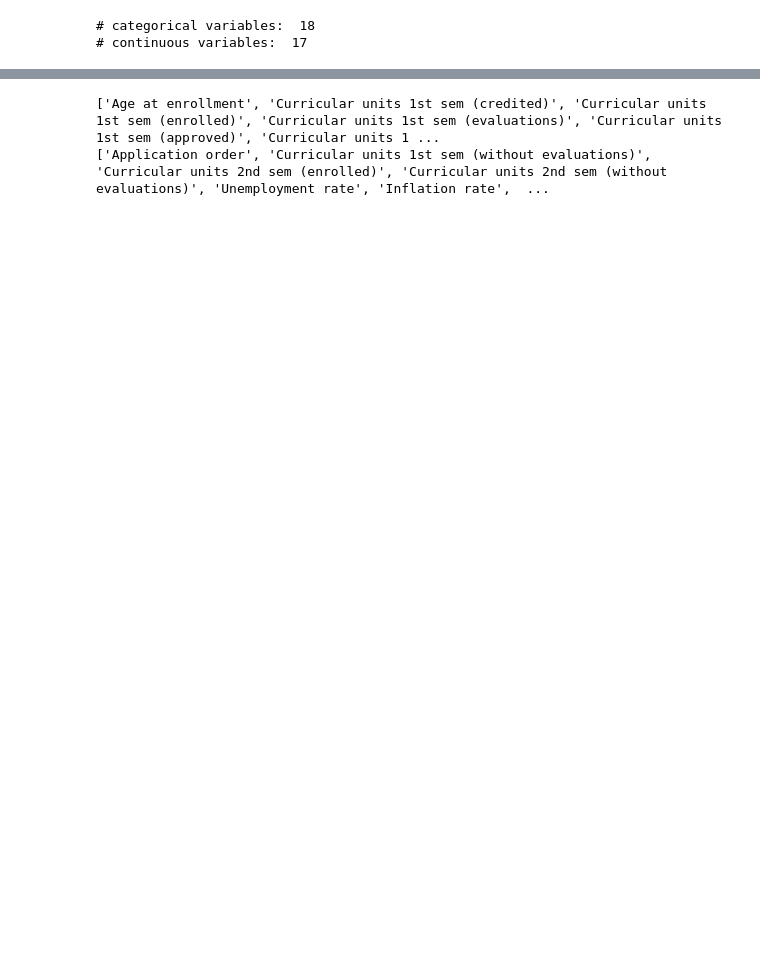
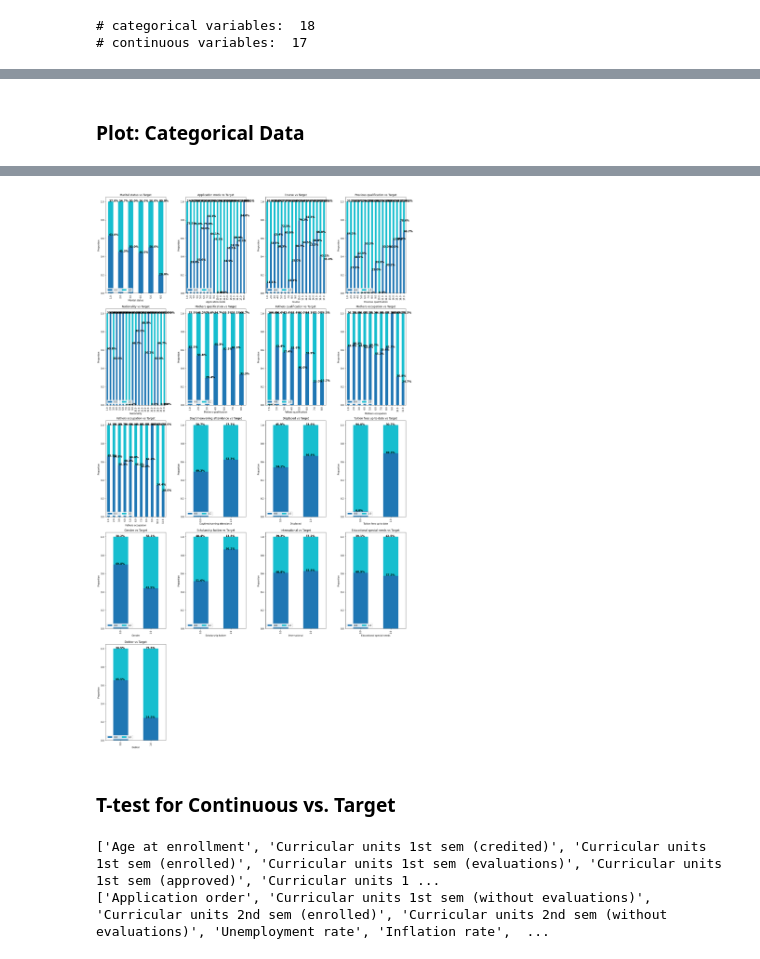
Before and after one commit to KatiaAlbito/university_dropout, a Jupyter notebook: data_exploration.ipynb, the cells around one changed output, grey strips where cells are left out. Saved outputs shown, nothing was run; the diff lists cells and outputs as text; code cells hidden in the pictures; blank space fills up the shorter version.

Commit message:
Merged code Data exploration

```diff
--- a/data_exploration.ipynb
+++ b/data_exploration.ipynb
@@ -28,6 +29,25 @@ rename_cols = {"Mother's qualification":'Mothers qualification',
 
 df0.rename(columns= rename_cols, inplace=True)
 vars_mapping.rename(columns= rename_cols, inplace=True)
+# %%
+relabel_occupation = {1:10,	16:4,	31:5,	6:5,	21:9,	36:1,	11:4,	26:7,	41:1,
+                    2:6,	17:6,	32:5,	7:2,	22:7,	37:1,	12:11,	27:3,	42:1,
+                    3:7,	18:5,	33:5,	8:1,	23:7,	38:1,	13:11,	28:7,	43:8,
+                    4:1,	19:7,	34:2,	9:1,	24:3,	39:1,	14:4,	29:3,	44:8,
+                    5:3,	20:7,	35:2,	10:8,	25:3,	40:1,	15:4,	30:5,	45:5,	46:8}
+
+
+relabel_qualification = {1:4,	6:6,	11:3,	16:7,	21:2,	26:2,	31:7,
+2:6,	7:3,	12:3,	17:7,	22:7,	27:2,	32:7,
+3:6,	8:3,	13:7,	18:2,	23:7,	28:2,	33:6,
+4:6,	9:2,	14:2,	19:3,	24:8,	29:7,	34:6,
+5:6,	10:3,	15:7,	20:2,	25:1,	30:5}
+
+df0.replace(to_replace={'Mothers occupation':relabel_occupation}, inplace=True)
+df0.replace(to_replace={'Fathers occupation':relabel_occupation}, inplace=True)
+
+df0.replace(to_replace={'Mothers qualification':relabel_qualification}, inplace=True)
+df0.replace(to_replace={'Fathers qualification':relabel_qualification}, inplace=True)
 # %%
 # Split variables into categories to apply the corresponding correlation method
 cat_vars = ['Marital status', 'Application mode', 'Course', 'Previous qualification', 'Nationality',
@@ -63,0 +116,47 @@ print("# continuous variables: ", len(cont_vars))
+# %% [markdown]
+### Plot: Categorical Data
+# %%
+a = 5  # number of rows
+b = 4  # number of columns
+c = 1  # initialize plot counter
+
+fig = plt.figure(figsize = (20,35))
+
+
+for i in cat_vars[:-1]:
+
+    df1 = df0.loc[:,['Target', i]]
+
+    cross_tab_prop = pd.crosstab(index=df1[i],
+                                 columns=df1['Target'],
+                                 normalize="index")
+
+
+    cross_tab = pd.crosstab(index=df1[i],
+                            columns=df1['Target'])
+
+    cross_tab_prop.plot(kind='bar',
+                        stacked=True,
+                        colormap='tab10', ax =plt.subplot(a, b, c)
+                       )
+
+    plt.legend(loc="lower left", ncol=2)
+    plt.title('{} vs Target'.format(i))
+    plt.xlabel(i)
+    plt.ylabel("Proportion")
+
+    for n, x in enumerate([*cross_tab.index.values]):
+        for (proportion, y_loc) in zip(cross_tab_prop.loc[x],
+                                   cross_tab_prop.loc[x].cumsum()):
+
+            plt.text(x=n - 0.17,
+                     y=y_loc,
+                     s=f'{np.round(proportion * 100, 1)}%',
+                     color="black",
+                     fontsize=12,
+                     fontweight="bold")
+    c = c + 1
+
+plt.tight_layout()
+plt.show()
+# %% [output]
@@ -64,3 +180,6 @@ print("# continuous variables: ", len(cont_vars))
+[figure, added]
+# %% [markdown]
+### T-test for Continuous vs. Target
 # %%
 diff_variance_vars = []
 equal_variance_vars = []
```
Also changed, not shown: parts of 8 cells of this notebook.
